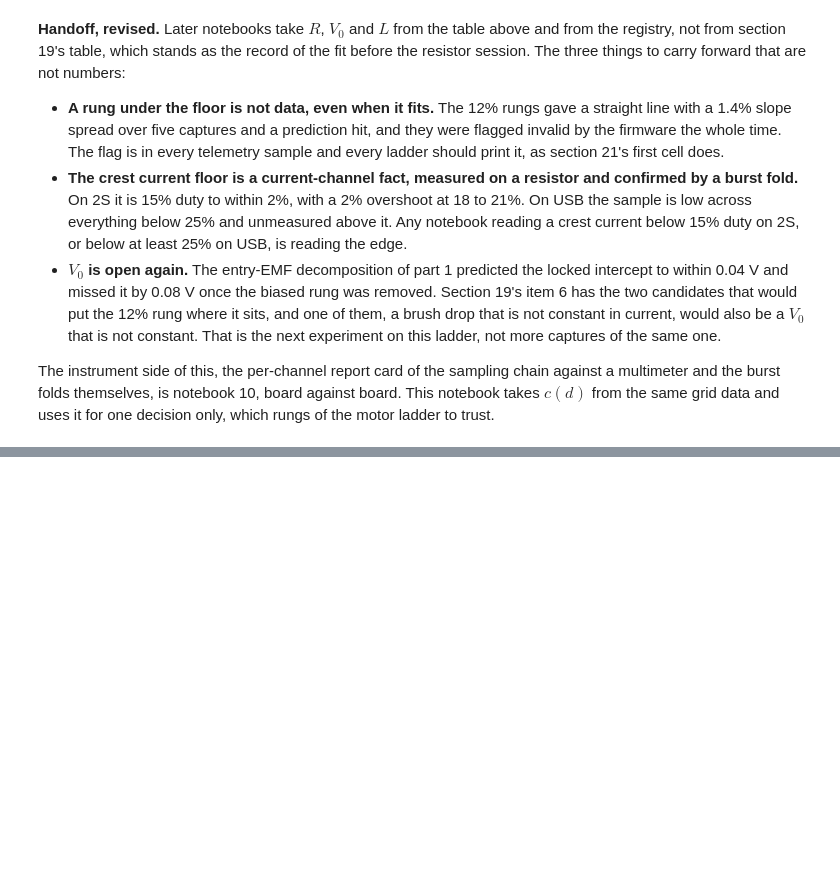
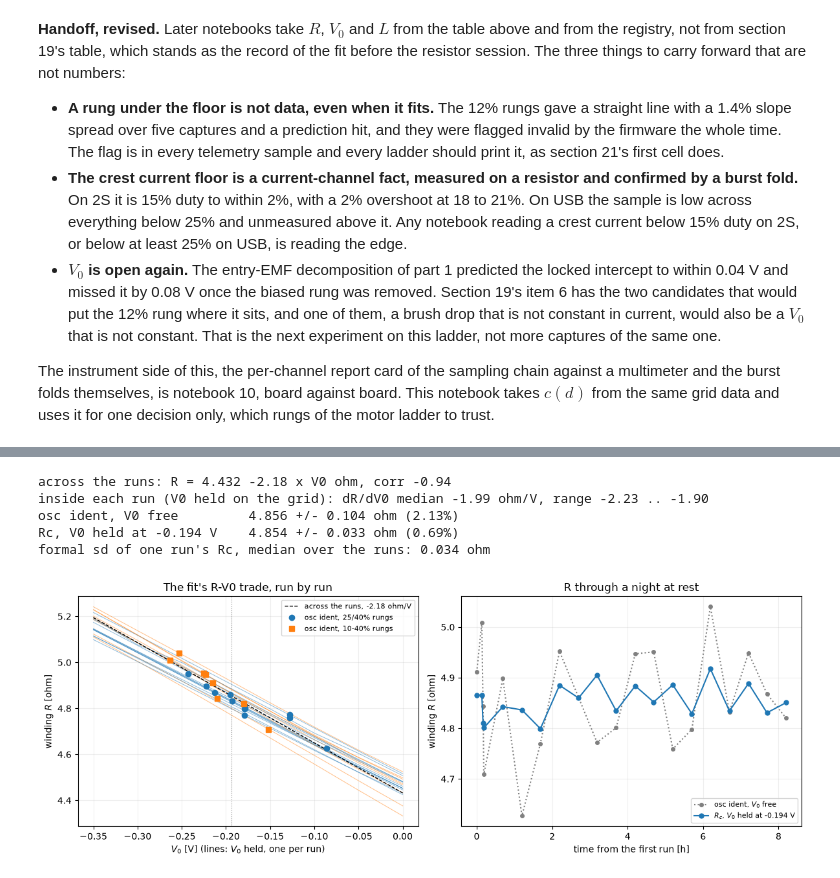
Before and after one commit to OpenServoCore/open-servo-core, a Jupyter notebook: notebooks/02-electrical.ipynb, the cells around one changed output, grey strips where cells are left out. Drawn from its saved outputs; the diff is of its cells as text; code cells hidden in the pictures; blank space fills up the shorter version.

```diff
--- a/notebooks/02-electrical.ipynb
+++ b/notebooks/02-electrical.ipynb
@@ -3812,0 +3856,56 @@ uses it for one decision only, which rungs of the motor ladder to trust.
+# %%
+# Hold V0 on a grid in every run and let the rest of the fit move: R, L, the amplifier lag and
+# the sample delay. One line of R against V0 per run is the fit's own trade.
+V0_GRID = np.round(np.arange(-0.35, 0.001, 0.05), 3)
+rows = []
+for k, run in NRUN.items():
+    start = [NFREE[k].p[n] for n in wf.NAMES]
+    for v0 in V0_GRID:
+        f = run.fit({"v0": v0}, start=start)
+        rows.append({"k": k, "v0": v0, "r": f.p["r"], "cost": f.cost})
+PROF = pd.DataFrame(rows)
+NIGHT["own_slope"] = PROF.groupby("k").apply(lambda g: np.polyfit(g.v0, g.r, 1)[0], include_groups=False)
+
+# The ridge across the runs, from osc ident's free R and V0, and one reference V0 for all of
+# them: the night's mean. Rc is R refitted with V0 held there, osc ident's sequence otherwise.
+RIDGE, RIDGE_B, RIDGE_CORR = thermal.ridge(NIGHT.wave_r_ohm, NIGHT.v0_v)
+V0_REF = round(NIGHT.v0_v.mean(), 3)
+NHELD = {k: NRUN[k].fit_like_ident({"v0": V0_REF})[0] for k in NIGHT.k}
+NIGHT["rc"] = [NHELD[k].p["r"] for k in NIGHT.k]
+print(f"across the runs: R = {RIDGE_B:.3f} {RIDGE:+.2f} x V0 ohm, corr {RIDGE_CORR:+.2f}")
+print(f"inside each run (V0 held on the grid): dR/dV0 median {NIGHT.own_slope.median():.2f} ohm/V, "
+      f"range {NIGHT.own_slope.min():.2f} .. {NIGHT.own_slope.max():.2f}")
+for name, col in (("osc ident, V0 free", "wave_r_ohm"), (f"Rc, V0 held at {V0_REF:+.3f} V", "rc")):
+    x = NIGHT[col]
+    print(f"{name:<26} {x.mean():.3f} +/- {x.std():.3f} ohm ({x.std() / x.mean() * 100:.2f}%)")
+print(f"formal sd of one run's Rc, median over the runs: {np.median([f.sd['r'] for f in NHELD.values()]):.3f} ohm")
+
+fig, (a1, a2) = plt.subplots(1, 2, figsize=(12, 4.5))
+for k, g in PROF.groupby("k"):
+    a1.plot(g.v0, g.r, "-", lw=0.7, color="tab:orange" if WIDE[k] else "tab:blue", alpha=0.5)
+x = np.array([-0.35, 0.0])
+a1.plot(x, RIDGE_B + RIDGE * x, "k--", lw=1, label=f"across the runs, {RIDGE:+.2f} ohm/V")
+a1.plot(NIGHT.v0_v[~WIDE], NIGHT.wave_r_ohm[~WIDE], "o", color="tab:blue", label="osc ident, 25/40% rungs")
+a1.plot(NIGHT.v0_v[WIDE], NIGHT.wave_r_ohm[WIDE], "s", color="tab:orange", label="osc ident, 10-40% rungs")
+a1.axvline(V0_REF, color="grey", lw=0.8, ls=":")
+a1.set_xlabel("$V_0$ [V] (lines: $V_0$ held, one per run)")
+a1.set_ylabel("winding $R$ [ohm]")
+a1.set_title("The fit's R-V0 trade, run by run")
+a1.legend(fontsize=8)
+a2.plot(NIGHT.t_s / 3600, NIGHT.wave_r_ohm, "o:", ms=4, color="grey", label="osc ident, $V_0$ free")
+a2.plot(NIGHT.t_s / 3600, NIGHT.rc, "o-", ms=5, label=f"$R_c$, $V_0$ held at {V0_REF:+.3f} V")
+a2.set_xlabel("time from the first run [h]")
+a2.set_ylabel("winding $R$ [ohm]")
+a2.set_title("R through a night at rest")
+a2.legend(fontsize=8)
+for ax in (a1, a2):
+    ax.grid(alpha=0.2)
+plt.tight_layout()
+plt.show()
+# %% [output]
+across the runs: R = 4.432 -2.18 x V0 ohm, corr -0.94
+inside each run (V0 held on the grid): dR/dV0 median -1.99 ohm/V, range -2.23 .. -1.90
+osc ident, V0 free         4.856 +/- 0.104 ohm (2.13%)
+Rc, V0 held at -0.194 V    4.854 +/- 0.033 ohm (0.69%)
+formal sd of one run's Rc, median over the runs: 0.034 ohm
+[figure, added]
```
Also changed, not shown: parts of 3 cells of this notebook, 8 other files.
